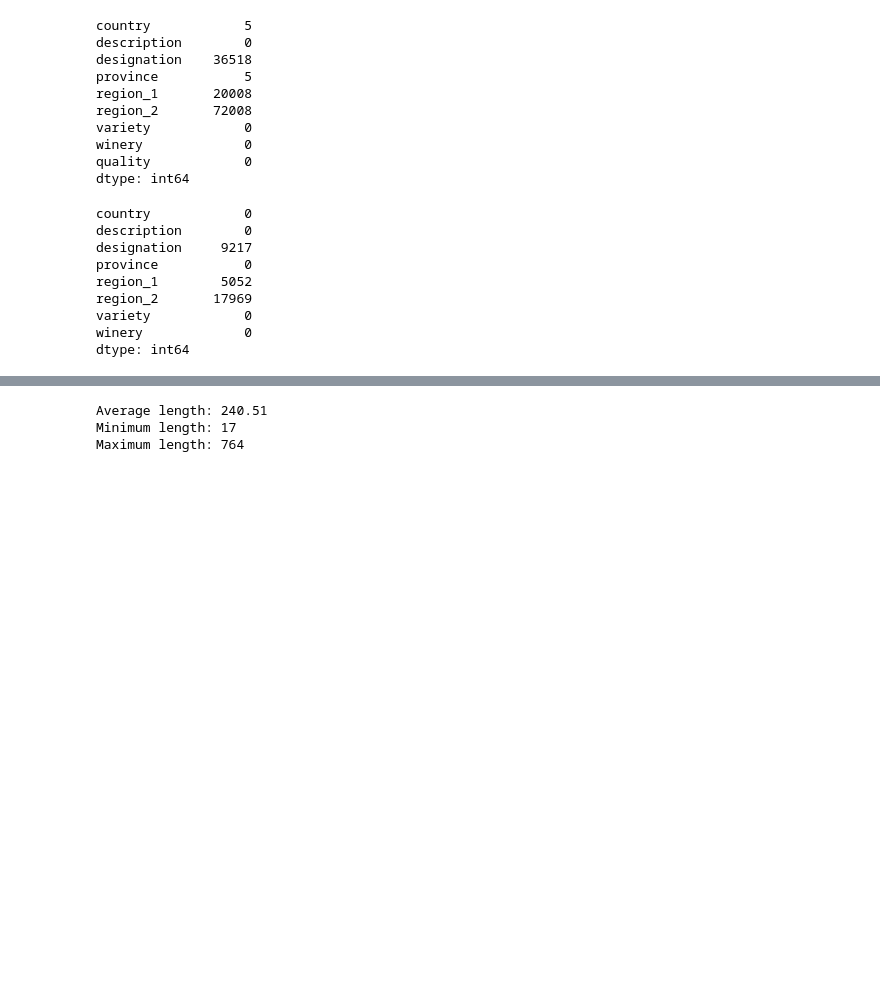
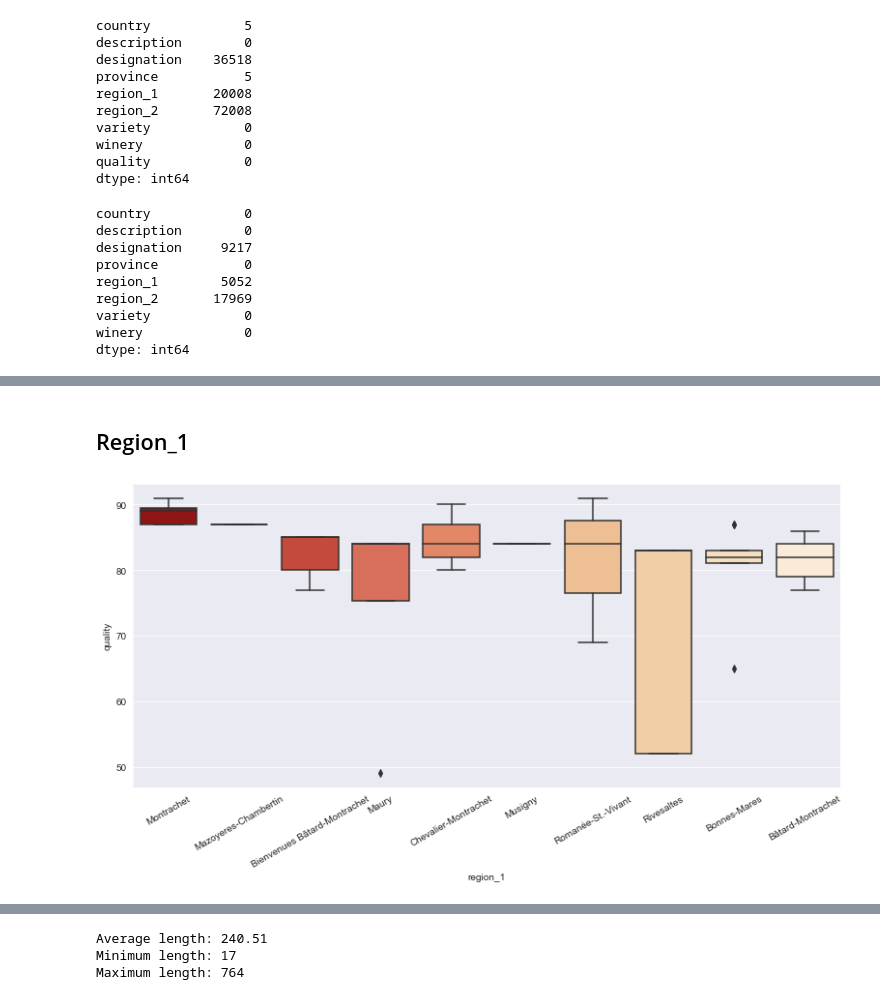
Before and after one commit to francescodisalvo05/wine-quality-prediction, a Jupyter notebook: EDA.ipynb, the cells around one changed output, grey strips where cells are left out. Saved outputs shown, nothing was run; the diff lists cells and outputs as text; code cells hidden in the pictures; blank space fills up the shorter version.

```diff
--- a/EDA.ipynb
+++ b/EDA.ipynb
@@ -325,0 +164,12 @@ unique values: 85005
+# %% [markdown]
+## Region_1
+# %%
+top  = X_dev.groupby('region_1').quality.median().sort_values(ascending=False).index[:10]
+top_df = X_dev[X_dev['region_1'].isin(top)]
+
+fig, ax = plt.subplots(figsize=(11, 6))
+sns.boxplot(ax=ax,x="region_1", y="quality", order=top, data=top_df,palette="OrRd_r")
+ax.set_xticklabels(rotation=30,labels=top)
+plt.tight_layout()
+# %% [output]
+[figure, added]
```
Also changed, not shown: parts of 45 cells of this notebook.
